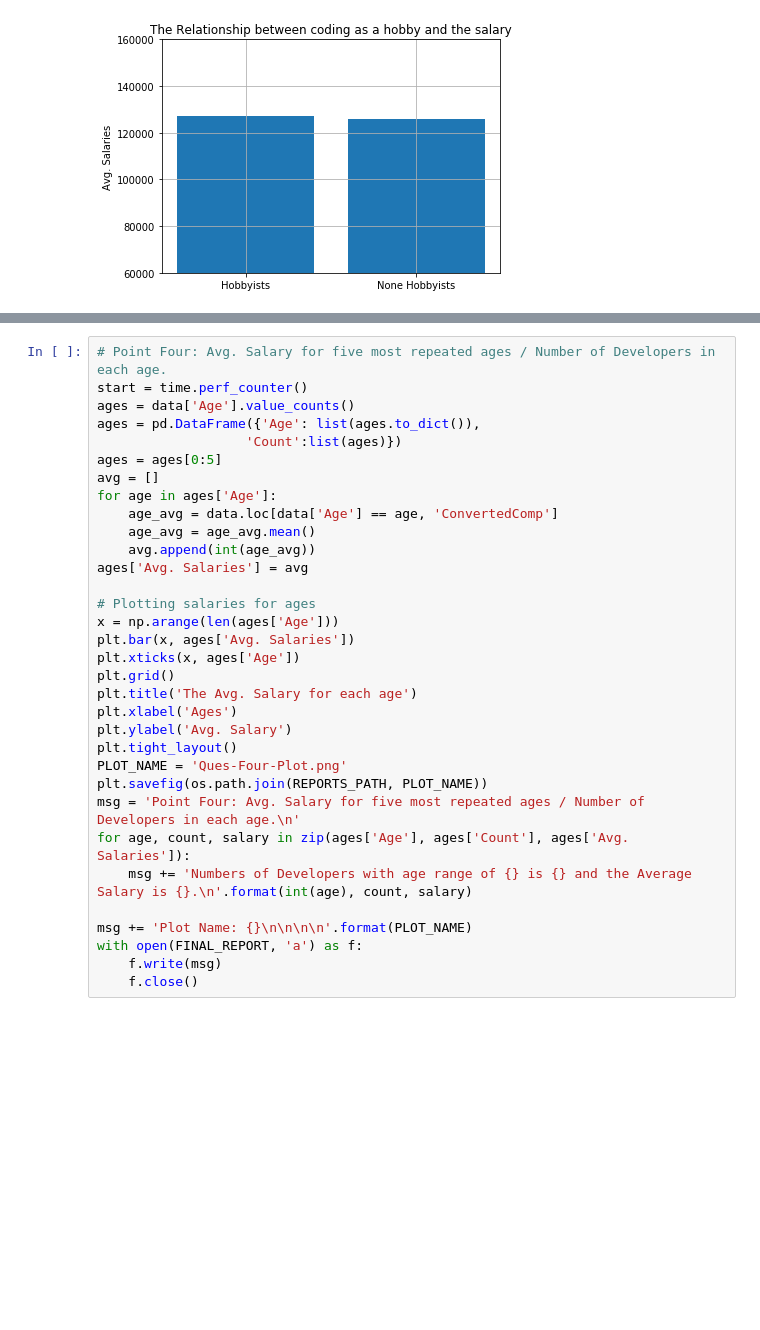
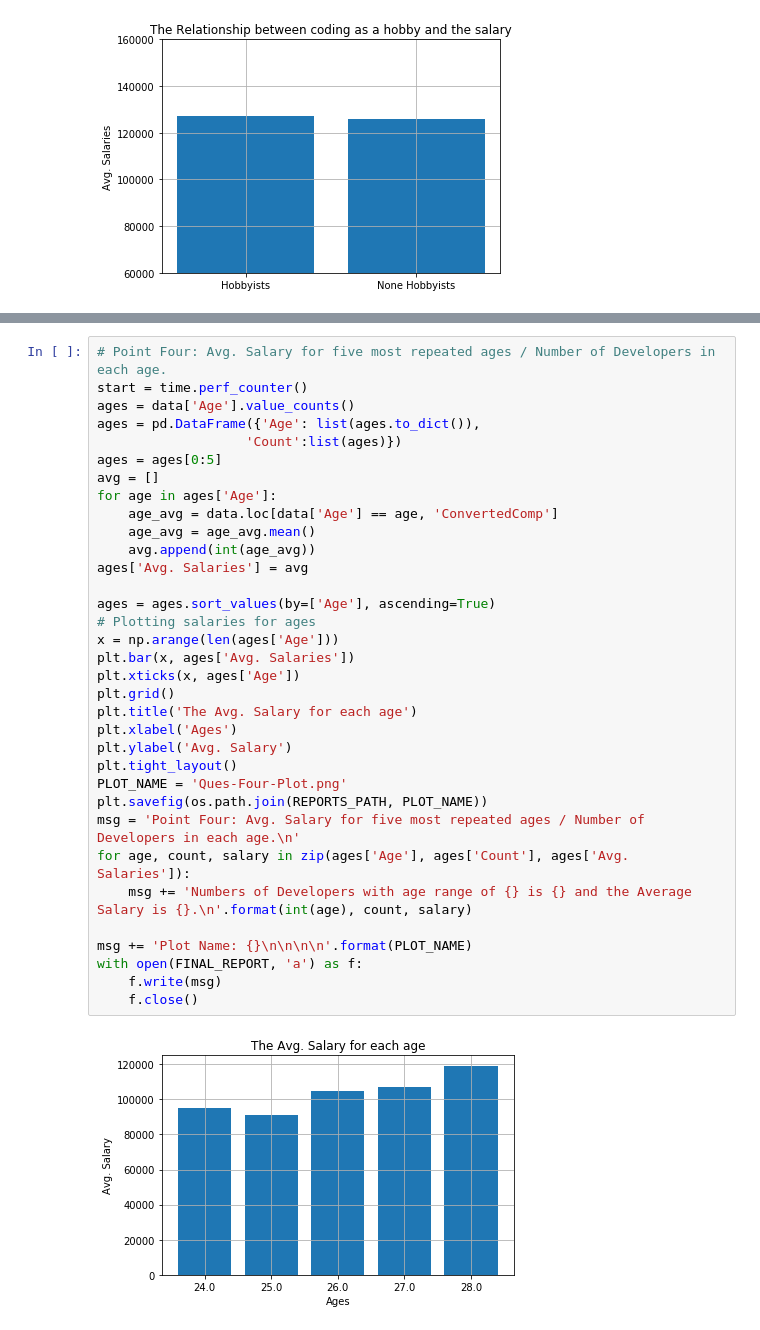
Before and after one commit to abdullahth/sof, a Jupyter notebook: app.ipynb, the cells around one changed output, grey strips where cells are left out. Saved outputs shown, nothing was run; the diff lists cells and outputs as text; blank space fills up the shorter version.

```diff
--- a/app.ipynb
+++ b/app.ipynb
@@ -217,31 +222,34 @@ start = time.perf_counter()
 ages = data['Age'].value_counts()
 ages = pd.DataFrame({'Age': list(ages.to_dict()),
                    'Count':list(ages)})
 ages = ages[0:5]
 avg = []
 for age in ages['Age']:
     age_avg = data.loc[data['Age'] == age, 'ConvertedComp']
     age_avg = age_avg.mean()
     avg.append(int(age_avg))
 ages['Avg. Salaries'] = avg
 
+ages = ages.sort_values(by=['Age'], ascending=True)
 # Plotting salaries for ages
 x = np.arange(len(ages['Age']))
 plt.bar(x, ages['Avg. Salaries'])
 plt.xticks(x, ages['Age'])
 plt.grid()
 plt.title('The Avg. Salary for each age')
 plt.xlabel('Ages')
 plt.ylabel('Avg. Salary')
 plt.tight_layout()
 PLOT_NAME = 'Ques-Four-Plot.png'
 plt.savefig(os.path.join(REPORTS_PATH, PLOT_NAME))
 msg = 'Point Four: Avg. Salary for five most repeated ages / Number of Developers in each age.\n'
 for age, count, salary in zip(ages['Age'], ages['Count'], ages['Avg. Salaries']):
     msg += 'Numbers of Developers with age range of {} is {} and the Average Salary is {}.\n'.format(int(age), count, salary)
 
 msg += 'Plot Name: {}\n\n\n\n'.format(PLOT_NAME)
 with open(FINAL_REPORT, 'a') as f:
     f.write(msg)
     f.close()
+# %% [output]
+[figure, added]
 # %%
```
Also changed, not shown: parts of 3 cells of this notebook.
